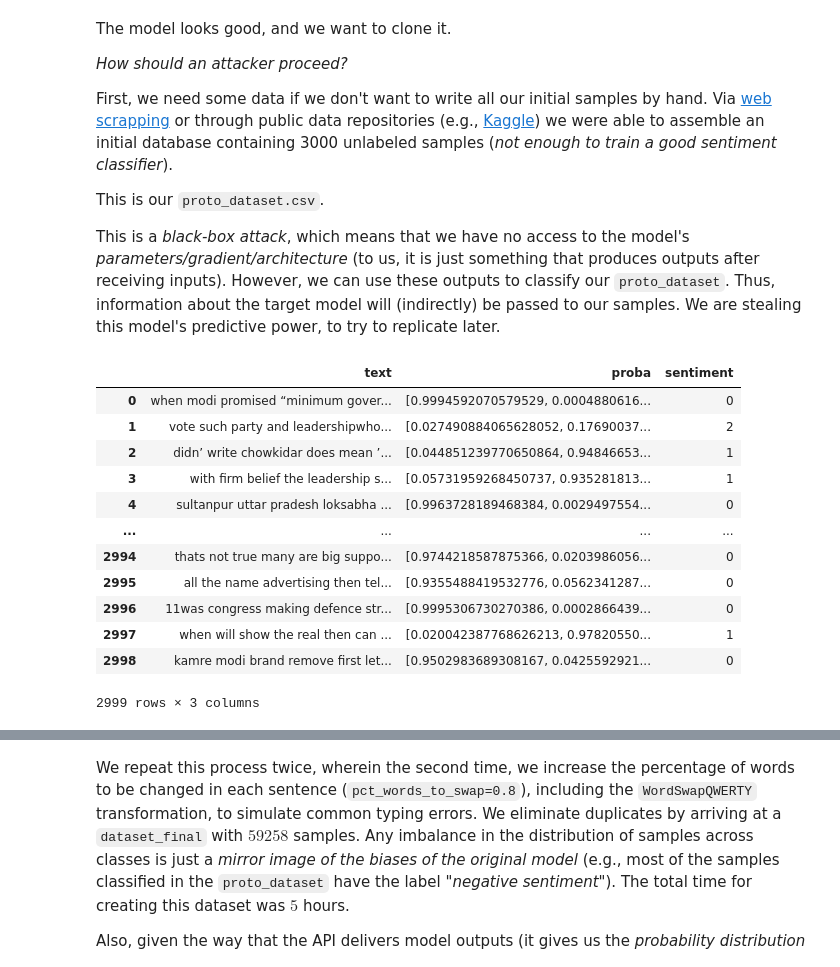
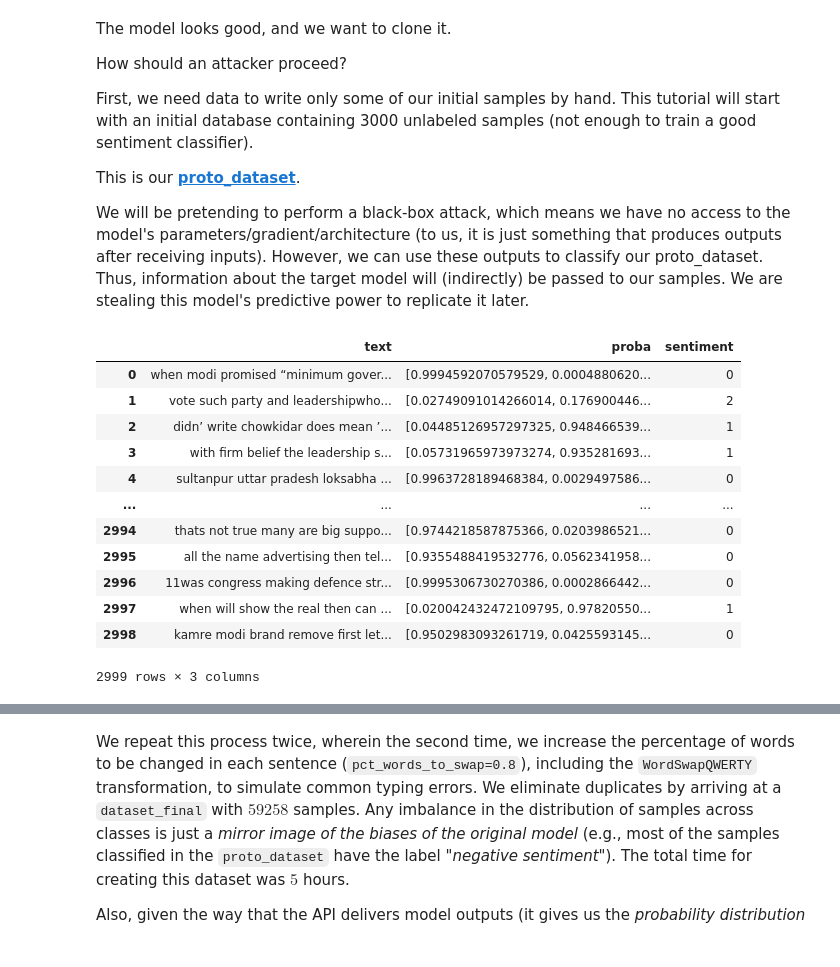
Before and after one commit to Nkluge-correa/TeenyTinyCastle, a Jupyter notebook: ML-Adversarial/model_extraction_nlp.ipynb, the cells around one changed output, grey strips where cells are left out. Cells and saved outputs as stored; diff of their text form; code cells hidden in the pictures.

```diff
--- a/ML-Adversarial/model_extraction_nlp.ipynb
+++ b/ML-Adversarial/model_extraction_nlp.ipynb
@@ -29,13 +57,13 @@ Let us begin our exposition with _an Unprotected Model ..._
 # %%
 import json
 import tensorflow as tf
-from keras.preprocessing.text import Tokenizer, tokenizer_from_json
+import keras
 
-model_api = tf.keras.models.load_model('models/model_api.h5')
+model_api = tf.keras.models.load_model('./model_api.h5')
 
-with open('models/tokenizer_model_api.json') as fp:
+with open('./tokenizer_model_api.json') as fp:
     data = json.load(fp)
-    tokenizer = tokenizer_from_json(data)
+    tokenizer = tf.keras.preprocessing.text.tokenizer_from_json(data)
     fp.close()
 
 
@@ -95,54 +123,59 @@ pprint.pprint(api_response)
 # %% [markdown]
 The model looks good, and we want to clone it.
 
-_How should an attacker proceed?_
+How should an attacker proceed?
 
-First, we need some data if we don't want to write all our initial samples by hand. Via [web scrapping](https://github.com/Nkluge-correa/TeenyTinyCastle/blob/bbe9c0a77499fa68de7c6d53bf5ef7e0b43a25e0/ML-Explainability/NLP%20(en)/scrape_en.ipynb) or through public data repositories (e.g., [Kaggle](https://www.kaggle.com/)) we were able to assemble an initial database containing 3000 unlabeled samples (_not enough to train a good sentiment classifier_).
+First, we need data to write only some of our initial samples by hand. This tutorial will start with an initial database containing 3000 unlabeled samples (not enough to train a good sentiment classifier).
 
-This is our `proto_dataset.csv`.
+This is our [**proto_dataset**](https://huggingface.co/datasets/AiresPucrs/proto-dataset).
 
-This is a _black-box attack_, which means that we have no access to the model's _parameters/gradient/architecture_ (to us, it is just something that produces outputs after receiving inputs). However, we can use these outputs to classify our `proto_dataset`. Thus, information about the target model will (indirectly) be passed to our samples. We are stealing this model's predictive power, to try to replicate later.
+We will be pretending to perform a black-box attack, which means we have no access to the model's parameters/gradient/architecture (to us, it is just something that produces outputs after receiving inputs). However, we can use these outputs to classify our proto_dataset. Thus, information about the target model will (indirectly) be passed to our samples. We are stealing this model's predictive power to replicate it later.
 # %%
+!pip install datasets -q
+
+import numpy as np
 import pandas as pd
-import numpy as np
+from datasets import load_dataset
 
-df = pd.read_csv('data/proto_dataset.csv')
+
+dataset = load_dataset('AiresPucrs/proto-dataset', split='train')
+df = dataset.to_pandas()
 
 def api_inference_call(string):
     """
     Calls an API to classify the sentiment of a given string,
     and returns the result as a numpy array.
 
     Parameters:
     -----------
     string : str
         The input string to be classified.
 
     Returns:
     --------
     numpy.ndarray
         An array of shape (3,) containing the scores for negative,
         neutral, and positive sentiment, in that order.
     """
     api_response = api_call(string)
     return np.array([float(item) for item in list(api_response['response'].values())])
 
 df['proba'] = df.text.apply(api_inference_call)
 df['sentiment'] = df.proba.apply(np.argmax)
 
 display(df)
 # %% [output]
 |  | text | proba | sentiment |
-| 0 | when modi promised “minimum gover... | [0.9994592070579529, 0.0004880616... | 0 |
-| 1 | vote such party and leadershipwho... | [0.027490884065628052, 0.17690037... | 2 |
-| 2 | didn’ write chowkidar does mean ’... | [0.044851239770650864, 0.94846653... | 1 |
-| 3 | with firm belief the leadership s... | [0.05731959268450737, 0.935281813... | 1 |
-| 4 | sultanpur uttar pradesh loksabha ... | [0.9963728189468384, 0.0029497554... | 0 |
+| 0 | when modi promised “minimum gover... | [0.9994592070579529, 0.0004880620... | 0 |
+| 1 | vote such party and leadershipwho... | [0.02749091014266014, 0.176900446... | 2 |
+| 2 | didn’ write chowkidar does mean ’... | [0.04485126957297325, 0.948466539... | 1 |
+| 3 | with firm belief the leadership s... | [0.05731965973973274, 0.935281693... | 1 |
+| 4 | sultanpur uttar pradesh loksabha ... | [0.9963728189468384, 0.0029497586... | 0 |
 | ... | ... | ... | ... |
-| 2994 | thats not true many are big suppo... | [0.9744218587875366, 0.0203986056... | 0 |
-| 2995 | all the name advertising then tel... | [0.9355488419532776, 0.0562341287... | 0 |
-| 2996 | 11was congress making defence str... | [0.9995306730270386, 0.0002866439... | 0 |
-| 2997 | when will show the real then can ... | [0.020042387768626213, 0.97820550... | 1 |
-| 2998 | kamre modi brand remove first let... | [0.9502983689308167, 0.0425592921... | 0 |
+| 2994 | thats not true many are big suppo... | [0.9744218587875366, 0.0203986521... | 0 |
+| 2995 | all the name advertising then tel... | [0.9355488419532776, 0.0562341958... | 0 |
+| 2996 | 11was congress making defence str... | [0.9995306730270386, 0.0002866442... | 0 |
+| 2997 | when will show the real then can ... | [0.020042432472109795, 0.97820550... | 1 |
+| 2998 | kamre modi brand remove first let... | [0.9502983093261719, 0.0425593145... | 0 |
 2999 rows × 3 columns
 # %% [markdown]
```
Also changed, not shown: parts of 21 cells of this notebook, 46 other files.
